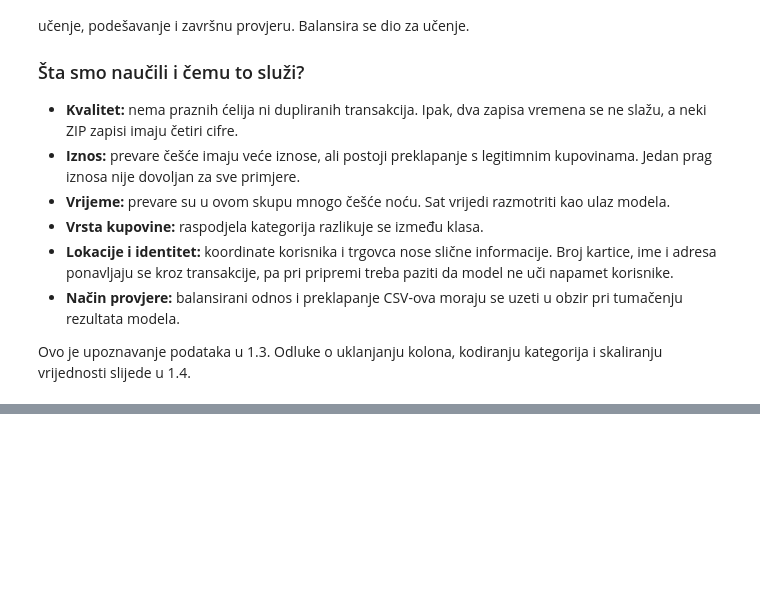
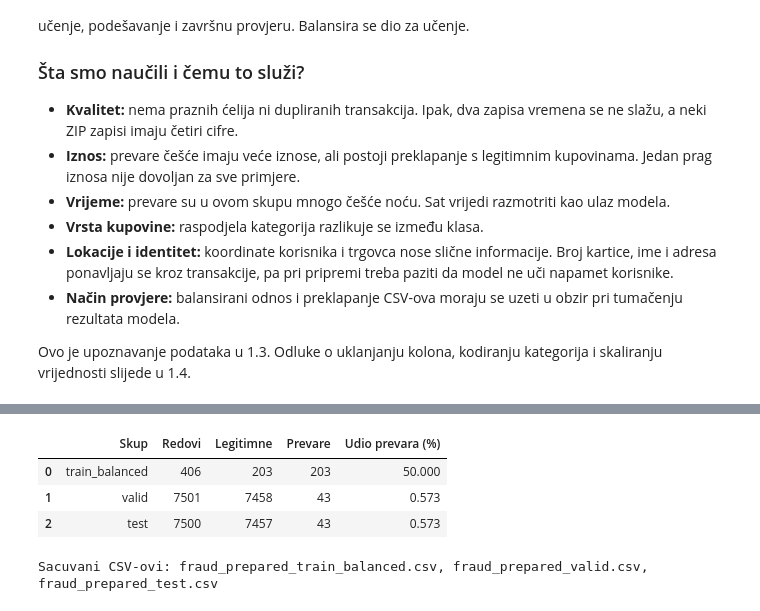
Before and after one commit to bakir004/mu, a Jupyter notebook: projekat.ipynb, the cells around one changed output, grey strips where cells are left out. Cells and saved outputs as stored; diff of their text form; code cells hidden in the pictures; blank space fills up the shorter version.

```diff
--- a/projekat.ipynb
+++ b/projekat.ipynb
@@ -1017,0 +1155,36 @@ U nastavku treba odabrati nebalansirane polazne podatke i izdvojiti trening, val
+# %%
+train_features = feature_data['train'].copy()
+valid_features = feature_data['valid'].copy()
+test_features = feature_data['test'].copy()
+
+fraud_train = train_features[train_features[target_column] == 1]
+legitimate_train = train_features[train_features[target_column] == 0]
+legitimate_sample = legitimate_train.sample(n=len(fraud_train), random_state=42)
+balanced_train = pd.concat([fraud_train, legitimate_sample], ignore_index=True).sample(frac=1, random_state=42).reset_index(drop=True)
+
+prepared_data = {'train_balanced': balanced_train, 'valid': valid_features, 'test': test_features}
+prepared_summary = pd.DataFrame([
+    {
+        'Skup': name,
+        'Redovi': len(data),
+        'Legitimne': int((data[target_column] == 0).sum()),
+        'Prevare': int((data[target_column] == 1).sum()),
+        'Udio prevara (%)': 100 * data[target_column].mean(),
+    }
+    for name, data in prepared_data.items()
+])
+display(prepared_summary.round({'Udio prevara (%)': 3}))
+
+for name, data in prepared_data.items():
+    data.to_csv(f'fraud_prepared_{name}.csv', index=False)
+print('Sacuvani CSV-ovi:', ', '.join(f'fraud_prepared_{name}.csv' for name in prepared_data))
+
+assert len(balanced_train) == 2 * len(fraud_train)
+assert valid_features[target_column].mean() < 0.01
+assert test_features[target_column].mean() < 0.01
+# %% [output]
+|  | Skup | Redovi | Legitimne | Prevare | Udio prevara (%) |
+| 0 | train_balanced | 406 | 203 | 203 | 50.000 |
+| 1 | valid | 7501 | 7458 | 43 | 0.573 |
+| 2 | test | 7500 | 7457 | 43 | 0.573 |
+Sacuvani CSV-ovi: fraud_prepared_train_balanced.csv, fraud_prepared_valid.csv, fraud_prepared_test.csv
```
Also changed, not shown: parts of 13 cells of this notebook, 7 other files.
